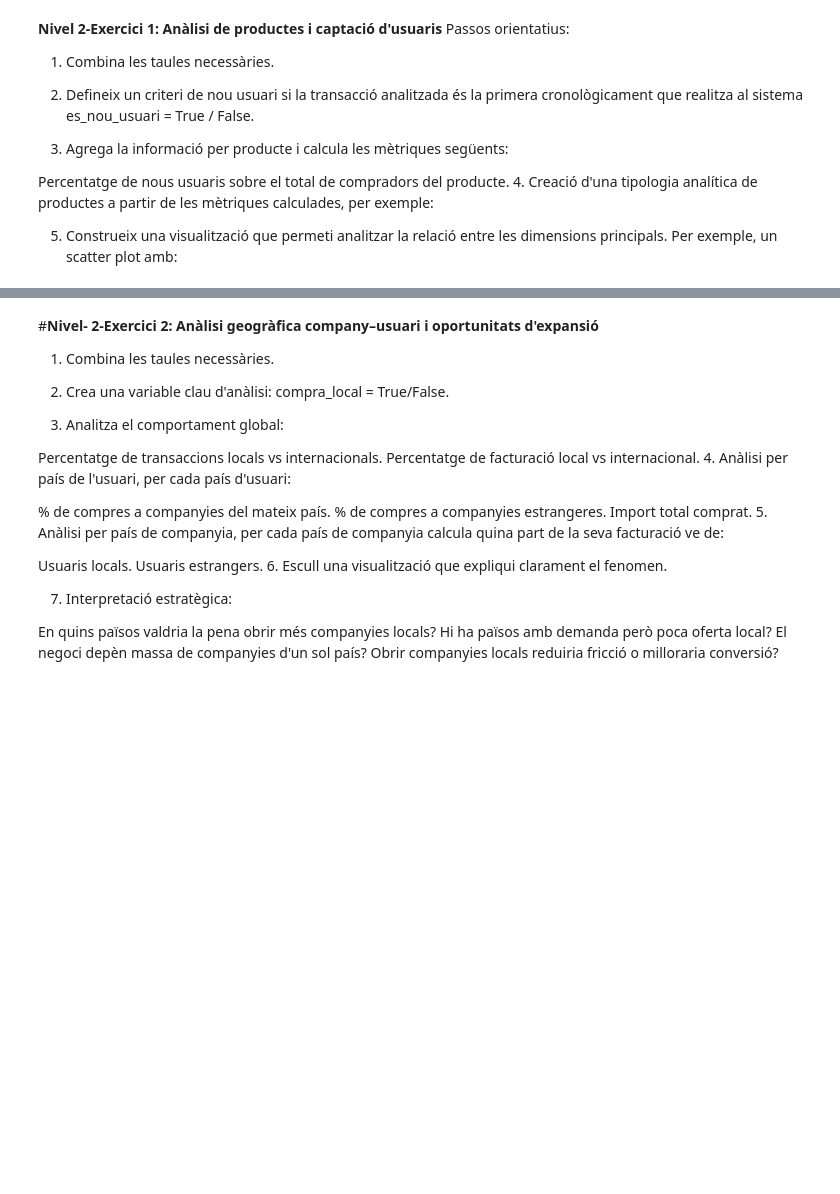
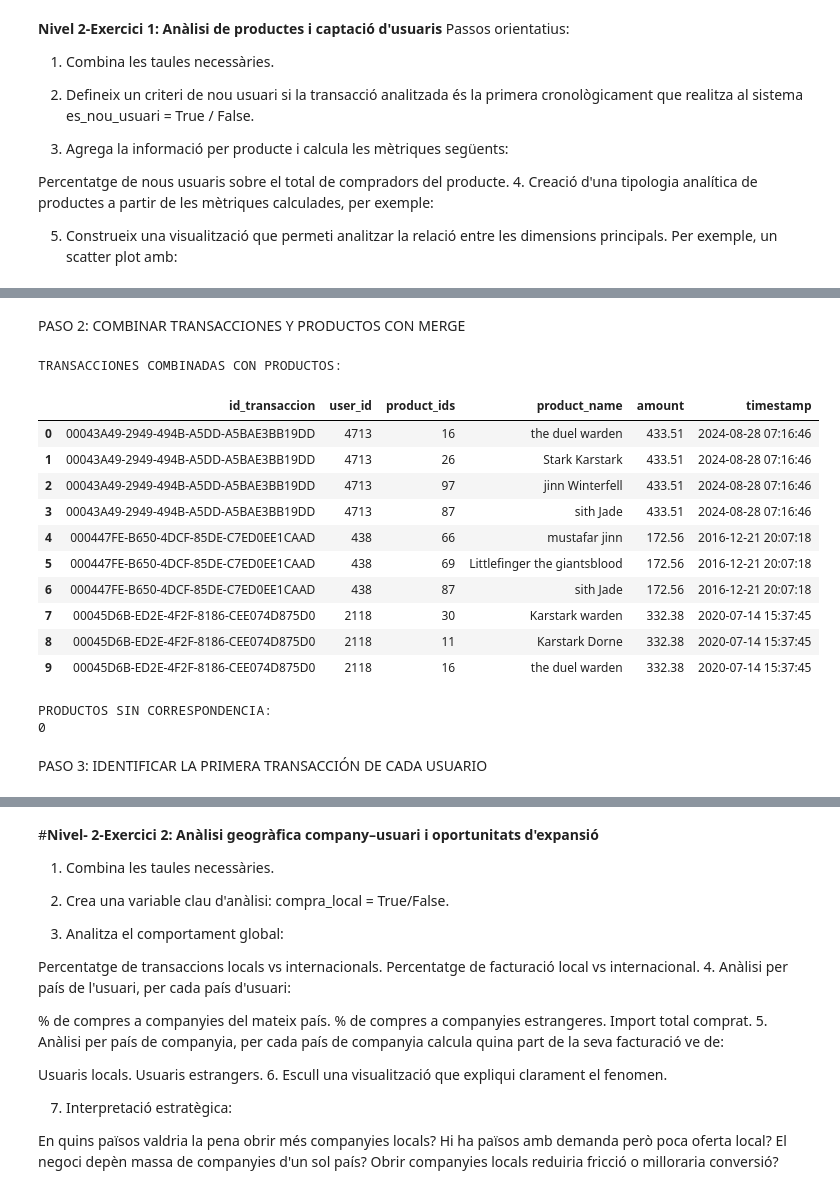
Before and after one commit to Desireegit1/Desiree-Diaz-Python-Sprint-7-11, a Jupyter notebook: SPRINT_9_DESIREE_DIAZ.ipynb, the cells around one changed output, grey strips where cells are left out. Drawn from its saved outputs; the diff is of its cells as text; code cells hidden in the pictures; blank space fills up the shorter version.

```diff
--- a/SPRINT_9_DESIREE_DIAZ.ipynb
+++ b/SPRINT_9_DESIREE_DIAZ.ipynb
@@ -2040,0 +1414,8 @@ Este gráfico es adecuado porque permite comparar varias variables simultáneame
+# %%
+df_transacciones = pd.read_sql(
+    "SELECT * FROM transactions",
+    conexion
+)
+
+print("TABLA TRANSACTIONS:")
+display(df_transacciones.head())
@@ -2040,0 +1464,8 @@ Este gráfico es adecuado porque permite comparar varias variables simultáneame
+# %%
+df_productos = pd.read_csv(
+    "N1-Ex.8__products (1).csv",
+    sep=","
+)
+
+display(df_productos.head())
+print(df_productos.dtypes)
@@ -2040,0 +1543,55 @@ Este gráfico es adecuado porque permite comparar varias variables simultáneame
+# %% [markdown]
+PASO 2: COMBINAR TRANSACCIONES Y PRODUCTOS CON MERGE
+# %%
+
+
+df_ventas_productos = pd.merge(
+    df_transacciones_productos,
+    df_productos,
+    left_on="product_ids",
+    right_on="id",
+    how="left",
+    suffixes=("_transaccion", "_producto")
+)
+
+
+
+
+print("TRANSACCIONES COMBINADAS CON PRODUCTOS:")
+
+display(
+    df_ventas_productos[
+        [
+            "id_transaccion",
+            "user_id",
+            "product_ids",
+            "product_name",
+            "amount",
+            "timestamp"
+        ]
+    ].head(10)
+)
+
+
+
+
+print("\nPRODUCTOS SIN CORRESPONDENCIA:")
+
+print(df_ventas_productos["product_name"].isna().sum())
+# %% [output]
+TRANSACCIONES COMBINADAS CON PRODUCTOS:
+|  | id_transaccion | user_id | product_ids | product_name | amount | timestamp |
+| 0 | 00043A49-2949-494B-A5DD-A5BAE3BB19DD | 4713 | 16 | the duel warden | 433.51 | 2024-08-28 07:16:46 |
+| 1 | 00043A49-2949-494B-A5DD-A5BAE3BB19DD | 4713 | 26 | Stark Karstark | 433.51 | 2024-08-28 07:16:46 |
+| 2 | 00043A49-2949-494B-A5DD-A5BAE3BB19DD | 4713 | 97 | jinn Winterfell | 433.51 | 2024-08-28 07:16:46 |
+| 3 | 00043A49-2949-494B-A5DD-A5BAE3BB19DD | 4713 | 87 | sith Jade | 433.51 | 2024-08-28 07:16:46 |
+| 4 | 000447FE-B650-4DCF-85DE-C7ED0EE1CAAD | 438 | 66 | mustafar jinn | 172.56 | 2016-12-21 20:07:18 |
+| 5 | 000447FE-B650-4DCF-85DE-C7ED0EE1CAAD | 438 | 69 | Littlefinger the giantsblood | 172.56 | 2016-12-21 20:07:18 |
+| 6 | 000447FE-B650-4DCF-85DE-C7ED0EE1CAAD | 438 | 87 | sith Jade | 172.56 | 2016-12-21 20:07:18 |
+| 7 | 00045D6B-ED2E-4F2F-8186-CEE074D875D0 | 2118 | 30 | Karstark warden | 332.38 | 2020-07-14 15:37:45 |
+| 8 | 00045D6B-ED2E-4F2F-8186-CEE074D875D0 | 2118 | 11 | Karstark Dorne | 332.38 | 2020-07-14 15:37:45 |
+| 9 | 00045D6B-ED2E-4F2F-8186-CEE074D875D0 | 2118 | 16 | the duel warden | 332.38 | 2020-07-14 15:37:45 |
+PRODUCTOS SIN CORRESPONDENCIA:
+0
+# %% [markdown]
+PASO 3: IDENTIFICAR LA PRIMERA TRANSACCIÓN DE CADA USUARIO
```
Also changed, not shown: parts of 155 cells of this notebook.
